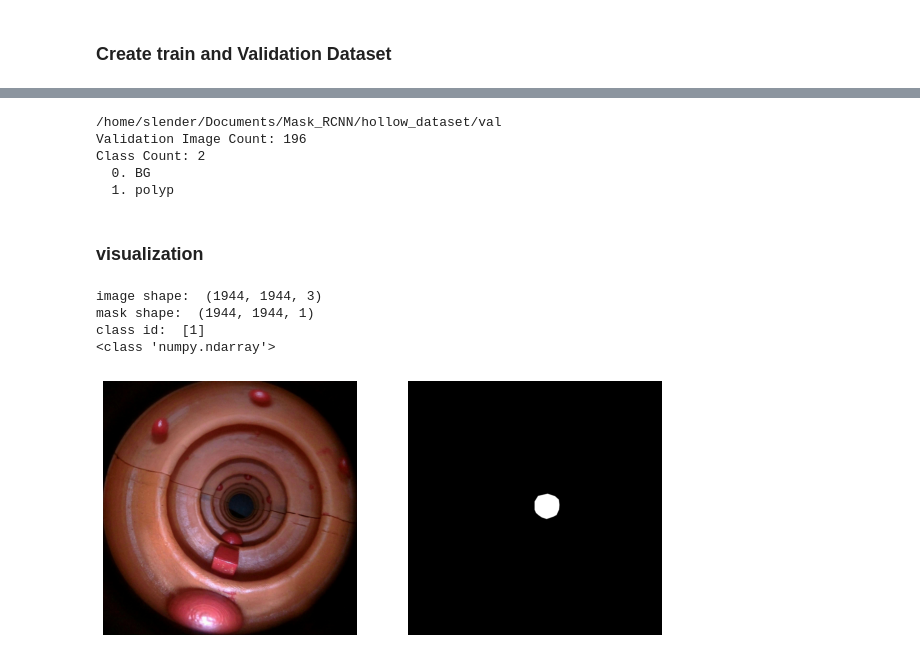
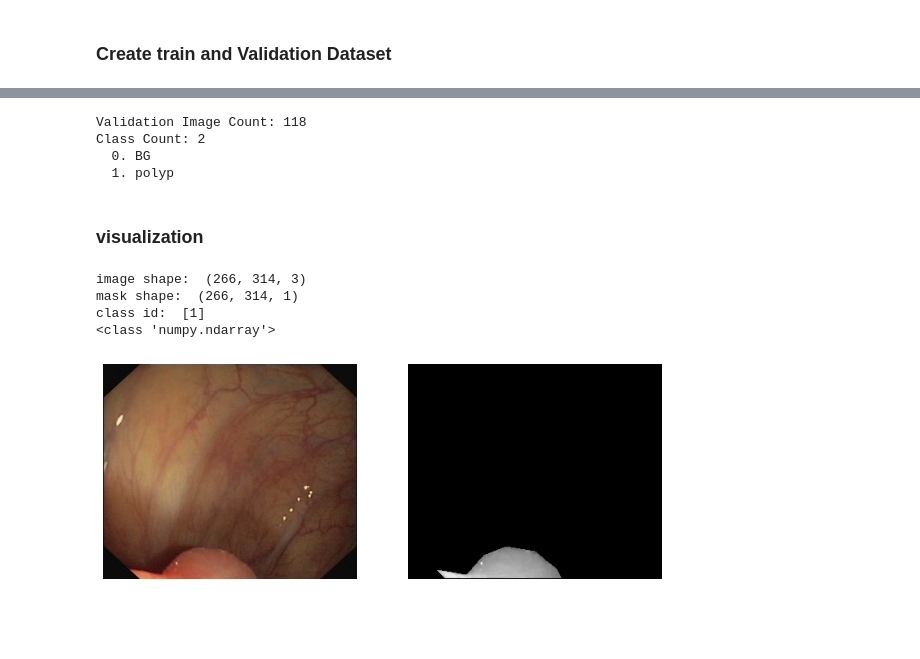
Before and after one commit to ada5588/MRCNN, a Jupyter notebook: samples/polyp/ada_implementation.ipynb, the cells around one changed output, grey strips where cells are left out. Saved outputs shown, nothing was run; the diff lists cells and outputs as text; code cells hidden in the pictures; blank space fills up the shorter version.

Commit message:
try to train using jupyter notebook

```diff
--- a/samples/polyp/ada_implementation.ipynb
+++ b/samples/polyp/ada_implementation.ipynb
@@ -132,10 +168,12 @@ class PolypsDataset(utils.Dataset):
 # %%
-dataset_dir = "/home/slender/Documents/Mask_RCNN/hollow_dataset/"
+dataset_dir = "/home/ada/Documents/Dataset/build_612_04012020/"
 # generate the train set
-train_set = PolypsDataset()
-train_set.load_polyps(dataset_dir, 'train')
+train_set = PolypDataset()
+train_set.load_polyp(dataset_dir, "train")
+
+# Must call before using the dataset
 train_set.prepare()
-# print("Images: {}\nClasses: {}".format(len(train_set.image_ids), dataset.class_names))
+
 print("Train Image Count: {}".format(len(train_set.image_ids)))
 print("Class Count: {}".format(train_set.num_classes))
 for i, info in enumerate(train_set.class_info):
@@ -149,16 +190,15 @@ Class Count: 2
 # %%
 # generate the validation set
-val_set = PolypsDataset()
-val_set.load_polyps(dataset_dir, 'val')
+val_set = PolypDataset()
+val_set.load_polyp(dataset_dir, 'val')
 val_set.prepare()
-# print("Images: {}\nClasses: {}".format(len(val_set.image_ids), dataset.class_names))
+
 print("Validation Image Count: {}".format(len(val_set.image_ids)))
 print("Class Count: {}".format(val_set.num_classes))
 for i, info in enumerate(val_set.class_info):
     print("{:3}. {:50}".format(i, info['name']))
 # %% [output]
-/home/slender/Documents/Mask_RCNN/hollow_dataset/val
-Validation Image Count: 196
+Validation Image Count: 118
 Class Count: 2
   0. BG
   1. polyp
@@ -167,40 +207,40 @@ Class Count: 2
 # %%
 # Load and display random sample and their bounding boxes
 
 import matplotlib.pyplot as plt
 import random
 import numpy as np
 
 class_ids = [0]
 while class_ids[0] == 0:  ## look for a mask
     image_id = random.choice(val_set.image_ids)
     image_fp = val_set.image_reference(image_id)
     image = val_set.load_image(image_id)
     mask, class_ids = val_set.load_mask(image_id)
 
 print('image shape: ', image.shape)
 
 plt.figure(figsize=(10, 10))
 plt.subplot(1, 2, 1)
 plt.imshow(image)
 plt.axis('off')
 
 plt.subplot(1, 2, 2)
-# masked = np.zeros(image.shape[:2])
-# for i in range(mask.shape[2]):
-#     masked += image[:, :, 0] * mask[:, :, i]
-plt.imshow(mask, cmap='gray')
+masked = np.zeros(image.shape[:2])
+for i in range(mask.shape[2]):
+    masked += image[:, :, 0] * mask[:, :, i]
+plt.imshow(masked, cmap='gray')
 plt.axis('off')
 
 print('mask shape: ', mask.shape)
 print('class id: ', class_ids)
-print(type(mask))
+print(type(masked))
 
-# del masked
+del masked
 # %% [output]
-image shape:  (1944, 1944, 3)
-mask shape:  (1944, 1944, 1)
+image shape:  (266, 314, 3)
+mask shape:  (266, 314, 1)
 class id:  [1]
 <class 'numpy.ndarray'>
-[figure, old version]
+[figure, new version]
 # %%
```
Also changed, not shown: parts of 19 cells of this notebook, 1 other file.
